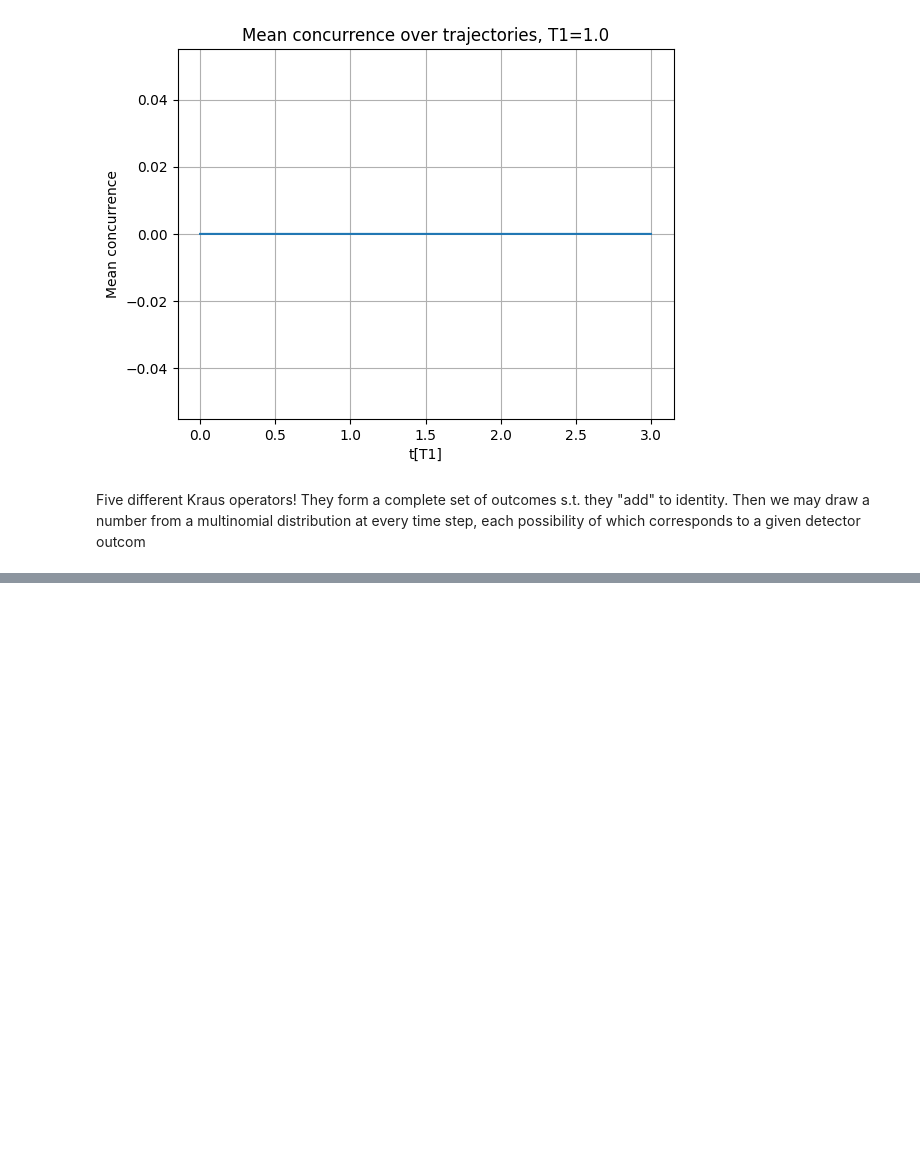
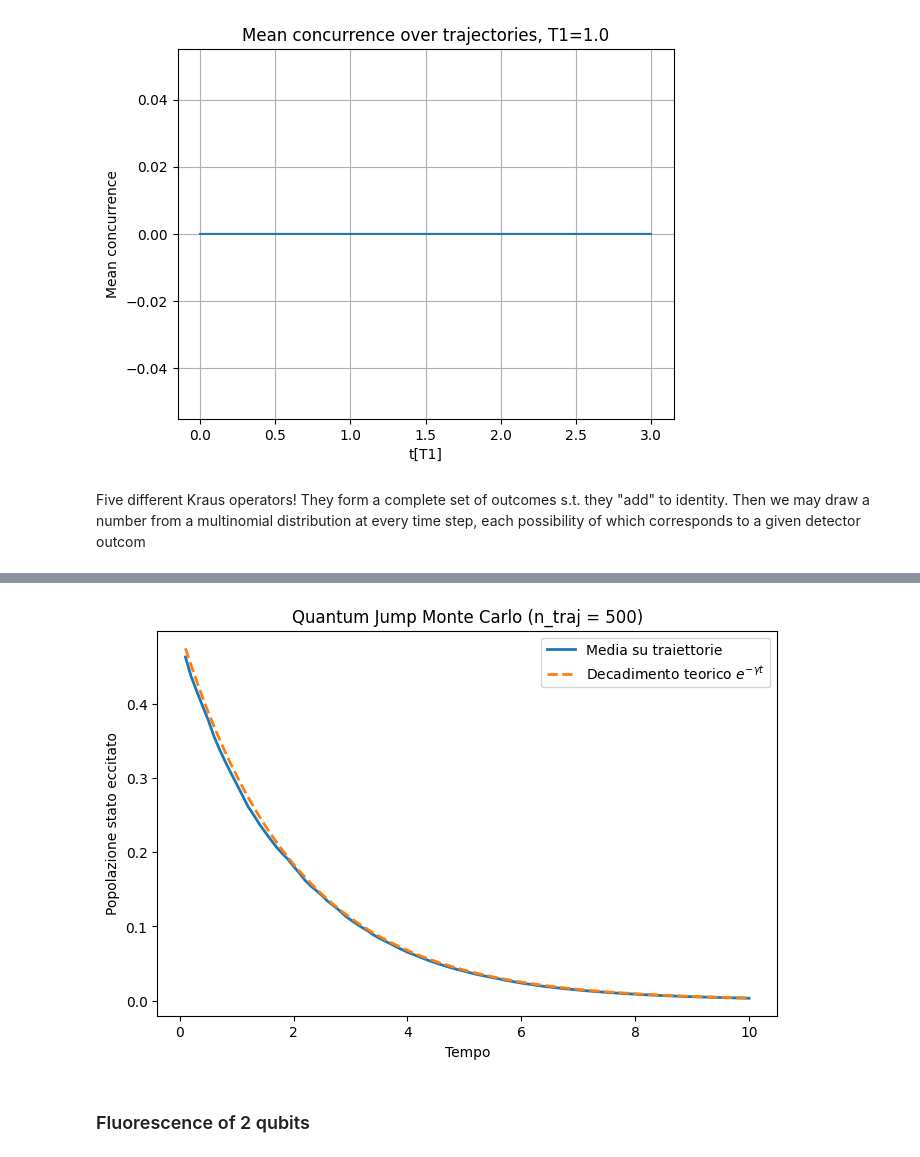
Before and after one commit to ErCampa99/Stochastic_Master_Thesis, a Jupyter notebook: Codes/Photodetection.ipynb, the cells around one changed output, grey strips where cells are left out. Cells and saved outputs as stored; diff of their text form; code cells hidden in the pictures; blank space fills up the shorter version.

Commit message:
Kraus operators arrivo

```diff
--- a/Codes/Photodetection.ipynb
+++ b/Codes/Photodetection.ipynb
@@ -194,0 +196,66 @@ def compute_weights(q1, q2, q3, q4, gamma, dt):
+# %%
+#  Convenzione: |e> = (1,0) and |g> = (0,1)
+
+# Parametri
+epsilon = 0.05   # probabilità di emissione per dt
+steps = 100      # numero di passi della simulazione
+n_traj = 500     # numero di traiettorie indipendenti
+dt = 0.1        # passo temporale (unitario, scalabile)
+gamma = epsilon / dt
+
+# Definizione dei Kraus operators
+M0 = qutip.Qobj([[np.sqrt(1 - epsilon), 0],
+              [0, 1]])
+M1 = qutip.Qobj([[0, 0],
+              [np.sqrt(epsilon), 0]])
+
+Pi_0 = M0.dag() * M0
+Pi_1 = M1.dag() * M1
+
+# Stati base
+e = qutip.basis(2, 0)  # ground
+g = qutip.basis(2, 1)  # excited
+
+# Stato iniziale puro
+psi0 = (e+g).unit()
+
+def simulate_trajectory(psi, steps):
+    """Simula una singola traiettoria quantistica."""
+    pops_e = []
+    state = psi
+    for _ in range(steps):
+        # Probabilità di salto / no-jump
+        p0 = abs((Pi_0 * state * state.dag()).tr())
+        p1 = abs((Pi_1 * state * state.dag()).tr())
+
+        # Evento casuale
+        if np.random.rand() < p1:
+            state = (M1 * state).unit()  # jump
+        else:
+            state = (M0 * state).unit()  # no-jump
+
+        # Popolazione nello stato eccitato
+        pops_e.append(abs((state)[0]**2))
+    return pops_e
+
+# Simulazioni multiple
+all_traj = np.array([simulate_trajectory(psi0, steps) for _ in range(n_traj)])
+mean_traj = np.mean(all_traj, axis=0)
+
+# Curva teorica
+times = np.arange(1, steps+1) * dt
+theory = (abs(psi0.full()[0,0])**2) * np.exp(- gamma * times)
+
+# Plot
+plt.figure(figsize=(8,5))
+plt.plot(times, mean_traj, label="Media su traiettorie", linewidth=2)
+plt.plot(times, theory, '--', label="Decadimento teorico $e^{-\\gamma t}$", linewidth=2)
+plt.xlabel("Tempo")
+plt.ylabel("Popolazione stato eccitato")
+plt.title(f"Quantum Jump Monte Carlo (n_traj = {n_traj})")
+plt.legend()
+plt.show()
+# %% [output]
+[figure, added]
+# %% [markdown]
+### Fluorescence of 2 qubits
```
Also changed, not shown: parts of 3 cells of this notebook, 1 other file.
